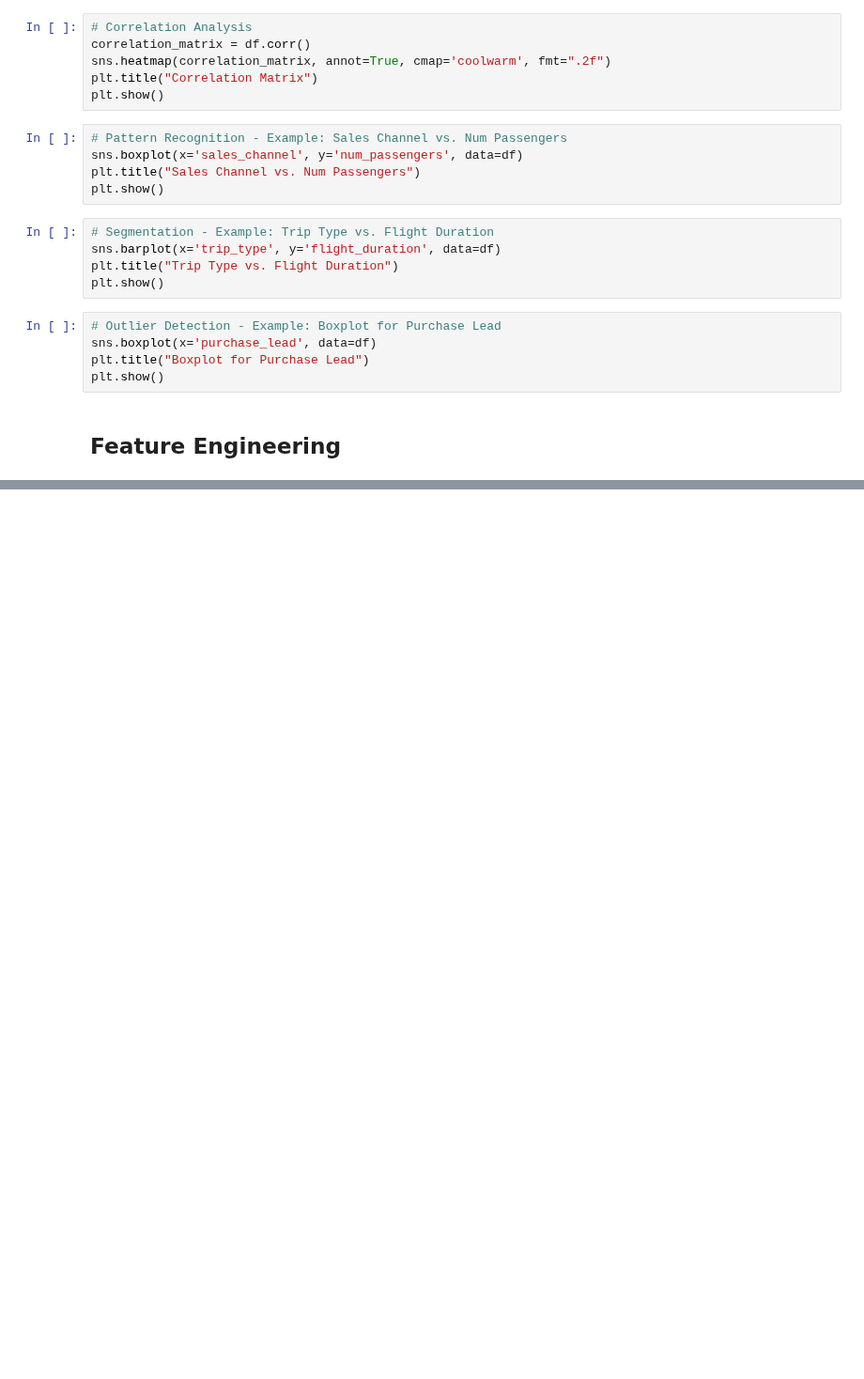
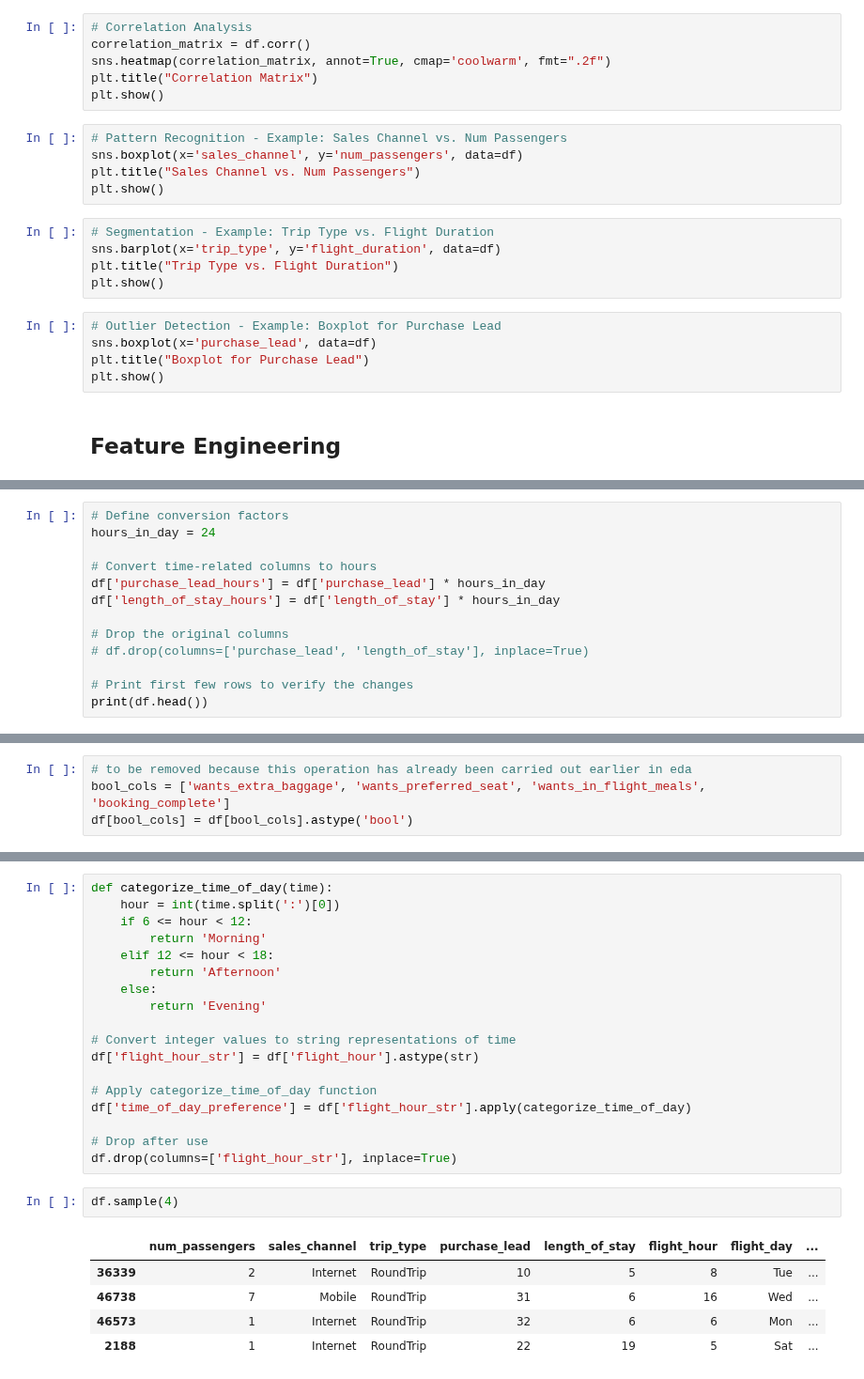
Before and after one commit to Perception-ui/fly_, a Jupyter notebook: notebook.ipynb, the cells around one changed output, grey strips where cells are left out. Shown at 94% size. Cells and saved outputs as stored; diff of their text form; blank space fills up the shorter version.

```diff
--- a/notebook.ipynb
+++ b/notebook.ipynb
@@ -351,0 +279,13 @@ plt.show()
+# %%
+# Define conversion factors
+hours_in_day = 24
+
+# Convert time-related columns to hours
+df['purchase_lead_hours'] = df['purchase_lead'] * hours_in_day
+df['length_of_stay_hours'] = df['length_of_stay'] * hours_in_day
+
+# Drop the original columns
+# df.drop(columns=['purchase_lead', 'length_of_stay'], inplace=True)
+
+# Print first few rows to verify the changes
+print(df.head())
@@ -351,0 +330,4 @@ plt.show()
+# %%
+# to be removed because this operation has already been carried out earlier in eda
+bool_cols = ['wants_extra_baggage', 'wants_preferred_seat', 'wants_in_flight_meals', 'booking_complete']
+df[bool_cols] = df[bool_cols].astype('bool')
@@ -351,0 +354,26 @@ plt.show()
+# %%
+def categorize_time_of_day(time):
+    hour = int(time.split(':')[0])
+    if 6 <= hour < 12:
+        return 'Morning'
+    elif 12 <= hour < 18:
+        return 'Afternoon'
+    else:
+        return 'Evening'
+
+# Convert integer values to string representations of time
+df['flight_hour_str'] = df['flight_hour'].astype(str)
+
+# Apply categorize_time_of_day function
+df['time_of_day_preference'] = df['flight_hour_str'].apply(categorize_time_of_day)
+
+# Drop after use
+df.drop(columns=['flight_hour_str'], inplace=True)
+# %%
+df.sample(4)
+# %% [output]
+|  | num_passengers | sales_channel | trip_type | purchase_lead | length_of_stay | flight_hour | flight_day | ... |
+| 36339 | 2 | Internet | RoundTrip | 10 | 5 | 8 | Tue | ... |
+| 46738 | 7 | Mobile | RoundTrip | 31 | 6 | 16 | Wed | ... |
+| 46573 | 1 | Internet | RoundTrip | 32 | 6 | 6 | Mon | ... |
+| 2188 | 1 | Internet | RoundTrip | 22 | 19 | 5 | Sat | ... |
```
Also changed, not shown: parts of 30 cells of this notebook, 1 other file.
